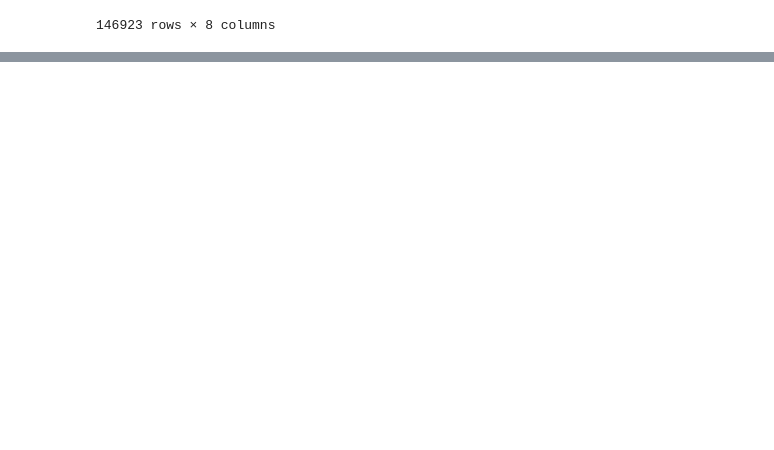
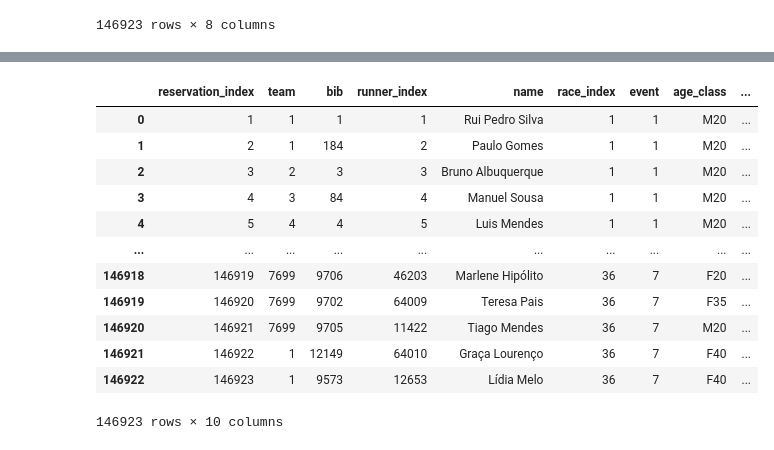
Before and after one commit to VascoBartolo/db-project, a Jupyter notebook: primary tables.ipynb, the cells around one changed output, grey strips where cells are left out. Drawn from its saved outputs; the diff is of its cells as text; code cells hidden in the pictures; blank space fills up the shorter version.

```diff
--- a/primary tables.ipynb
+++ b/primary tables.ipynb
@@ -413,0 +443,25 @@ reservation2
+# %%
+runner_index = [None] * (len(reservation2.index))
+
+for i in range(len(reservation2)):
+    runner = reservation2.iloc[i,3]
+    birth_date = reservation2.iloc[i,7]
+    index_runner = runners_table2.loc[(runners_table2['birth_date'] == birth_date) & (runners_table2['name'] == runner)]['runner_index']
+    runner_index[i] = index_runner.iloc[0]
+
+reservation2.insert(3, "runner_index", runner_index , True)
+reservation2
+# %% [output]
+|  | reservation_index | team | bib | runner_index | name | race_index | event | age_class | ... |
+| 0 | 1 | 1 | 1 | 1 | Rui Pedro Silva | 1 | 1 | M20 | ... |
+| 1 | 2 | 1 | 184 | 2 | Paulo Gomes | 1 | 1 | M20 | ... |
+| 2 | 3 | 2 | 3 | 3 | Bruno Albuquerque | 1 | 1 | M20 | ... |
+| 3 | 4 | 3 | 84 | 4 | Manuel Sousa | 1 | 1 | M20 | ... |
+| 4 | 5 | 4 | 4 | 5 | Luis Mendes | 1 | 1 | M20 | ... |
+| ... | ... | ... | ... | ... | ... | ... | ... | ... | ... |
+| 146918 | 146919 | 7699 | 9706 | 46203 | Marlene Hipólito | 36 | 7 | F20 | ... |
+| 146919 | 146920 | 7699 | 9702 | 64009 | Teresa Pais | 36 | 7 | F35 | ... |
+| 146920 | 146921 | 7699 | 9705 | 11422 | Tiago Mendes | 36 | 7 | M20 | ... |
+| 146921 | 146922 | 1 | 12149 | 64010 | Graça Lourenço | 36 | 7 | F40 | ... |
+| 146922 | 146923 | 1 | 9573 | 12653 | Lídia Melo | 36 | 7 | F40 | ... |
+146923 rows × 10 columns
```
Also changed, not shown: parts of 11 cells of this notebook.
